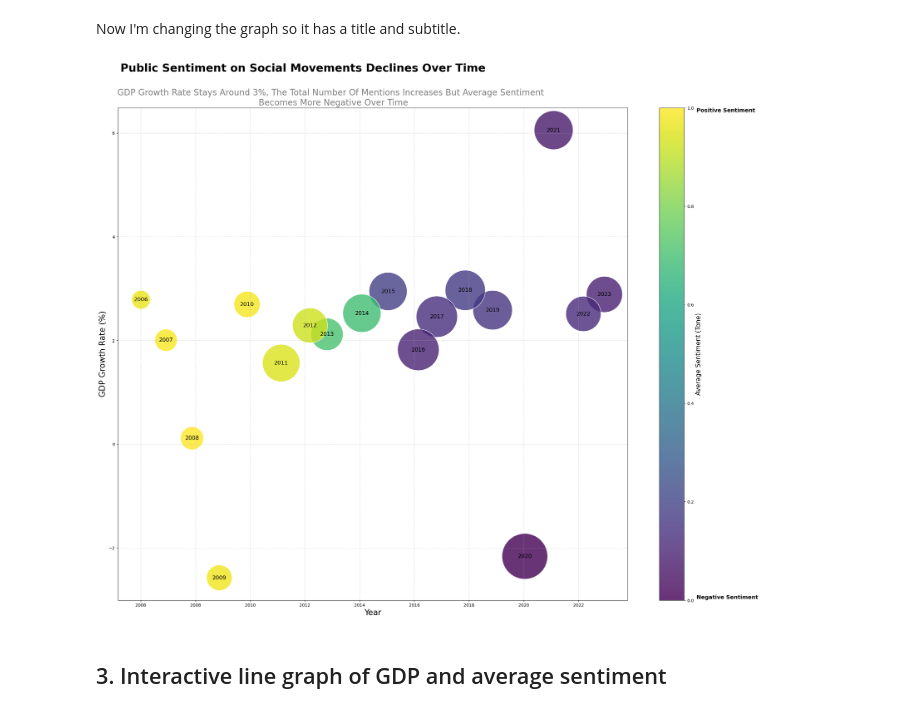
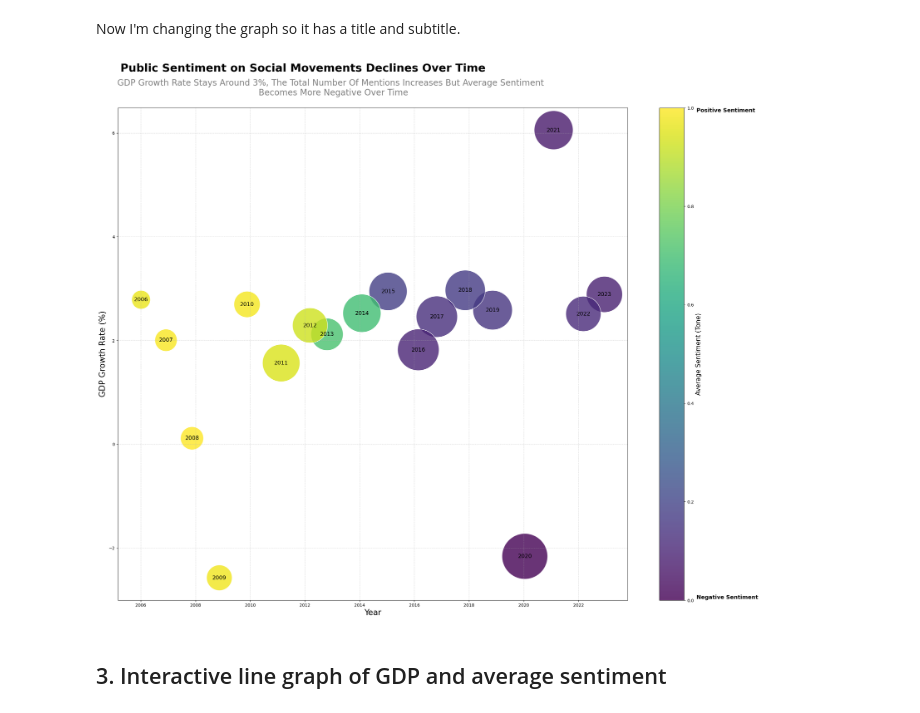
Before and after one commit to lse-ds105/ds105a-2024-project-data_dazzlers, a Jupyter notebook: code/Visualisations/NB03_gdp_social_movements.ipynb, the cells around one changed output. Saved outputs shown, nothing was run; the diff lists cells and outputs as text; code cells hidden in the pictures.

```diff
--- a/code/Visualisations/NB03_gdp_social_movements.ipynb
+++ b/code/Visualisations/NB03_gdp_social_movements.ipynb
@@ -733,35 +733,35 @@ for i, row in merged_df.iterrows():
 suptitle_x = 0.35
 suptitle_y = 0.95
 
 title_x = 0.42
-title_y = 1.0
+title_y = 1.02
 
 # Add Main Title (suptitle) & Subtitle with Position Adjustments
 plt.suptitle(
     "Public Sentiment on Social Movements Declines Over Time",
     fontsize=26, weight="bold", x=suptitle_x, y=suptitle_y
 )
 
 plt.title(
     "GDP Growth Rate Stays Around 3%, The Total Number Of Mentions Increases But Average Sentiment \n Becomes More Negative Over Time",
     fontsize=20, color="gray", x=title_x, y=title_y
 )
 
 
 plt.xlabel("Year", fontsize=19)
 plt.ylabel("GDP Growth Rate (%)", fontsize=19)
 plt.xticks(np.arange(merged_df["Year"].min(), merged_df["Year"].max() + 1, 2))  # Set x-axis intervals to 2 years
 plt.grid(True, linestyle="--", alpha=0.5)
 
 # Save figure as SVG (scalable format)
 svg_file_path = "../../website/figures/bubble_graph.svg"
 plt.savefig(svg_file_path, format='svg', transparent=True)
 
 plt.show()
 
 conn.close()
 # %% [output]
-[figure, old version]
+[figure, new version]
 # %% [markdown]
 ## 3. Interactive line graph of GDP and average sentiment
 # %%
```
Also changed, not shown: 2 other files.
